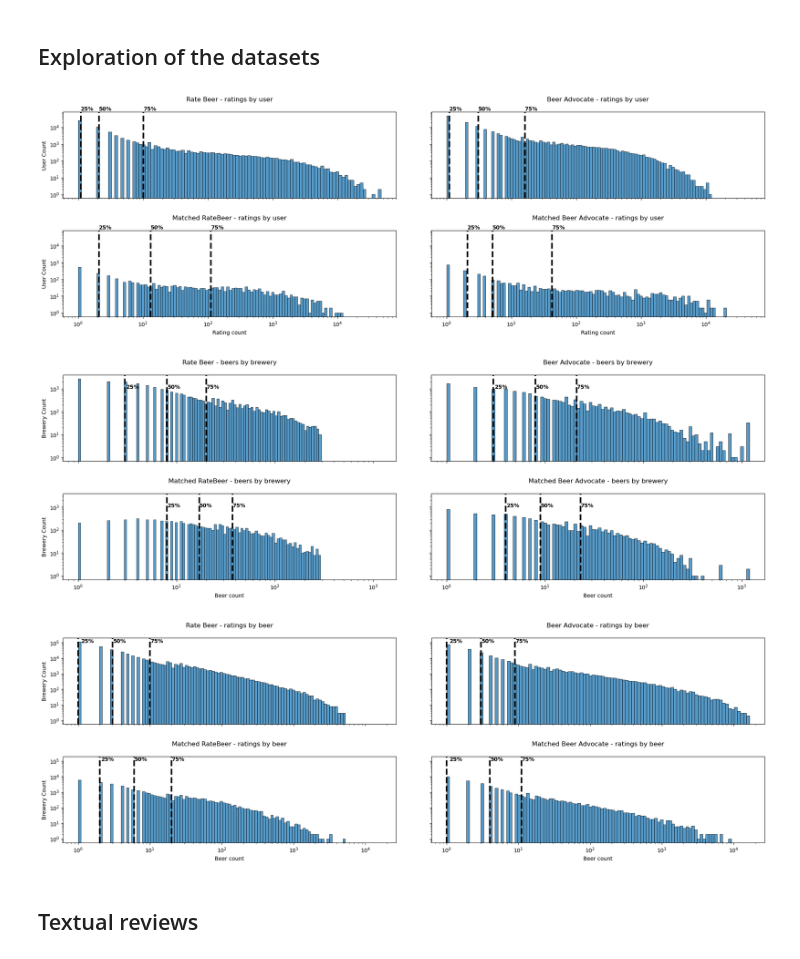
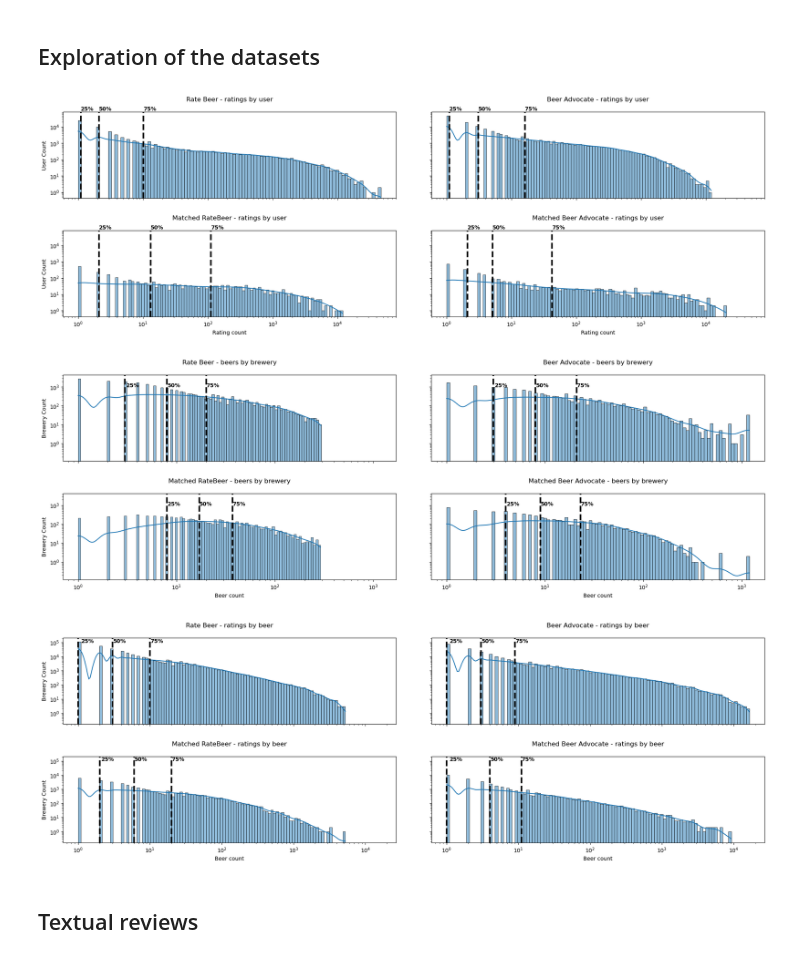
Before and after one commit to epfl-ada/ada-2022-project-hotchocolate, a Jupyter notebook: Notebook.ipynb, the cells around one changed output. Drawn from its saved outputs; the diff is of its cells as text; code cells hidden in the pictures.

Commit message:
add kde for histograms

```diff
--- a/Notebook.ipynb
+++ b/Notebook.ipynb
@@ -309,7 +309,7 @@ plot_data = [df_rb_users.nbr_ratings, df_adv_users.nbr_ratings, df_md_users.ba_n
 fig, axes = plt.subplots(2, 2, figsize=(20, 7),sharey=True,sharex=True)
 fig.tight_layout(pad=5)
 for i,datum in enumerate(plot_data):
-    sns.histplot(ax=axes.flat[i],data=datum,bins=100,log_scale=(True,True))
+    sns.histplot(ax=axes.flat[i],data=datum,bins=100,log_scale=(True,True), kde=True)
     axes.flat[i].set_xlabel("Rating count")
     axes.flat[i].set_ylabel("User Count")
     axes.flat[i].set_title(titles[i], pad=20)
@@ -318,7 +318,7 @@ for i,datum in enumerate(plot_data):
         axes.flat[i].axvline(plot_data[i].quantile(q)+0.1, 0, 1, color="black", ls='--',linewidth=3)
         axes.flat[i].text(plot_data[i].quantile(q)+0.1, 1e5, str(int(q*100))+'%', horizontalalignment='left', size='medium', color='black', weight='semibold')
 # %% [output]
-[figure, old version]
+[figure, new version]
 # %%
 #Breweries binned by beer count
 
@@ -326,37 +326,37 @@ titles = ['Rate Beer - beers by brewery', 'Beer Advocate - beers by brewery', 'M
 plot_data = [df_rb_breweries_wbeer.nbr_beers, df_adv_breweries_wbeer.nbr_beers, df_md_breweries_wbeer.rb_nbr_beers,df_md_breweries_wbeer.ba_nbr_beers]
 
 fig, axes = plt.subplots(2, 2, figsize=(20, 7),sharey=True,sharex=True)
 fig.tight_layout(pad=5)
 for i,datum in enumerate(plot_data):
-    sns.histplot(ax=axes.flat[i],data=datum,bins=100,log_scale=(True,True))
+    sns.histplot(ax=axes.flat[i],data=datum,bins=100,log_scale=(True,True), kde=True)
     axes.flat[i].set_xlabel("Beer count")
     axes.flat[i].set_ylabel("Brewery Count")
     axes.flat[i].set_title(titles[i], pad=20)
     for q in quantiles:
         axes.flat[i].axvline(plot_data[i].quantile(q), 0, 1, color="black", ls='--',linewidth=3)
         axes.flat[i].text(plot_data[i].quantile(q)+0.1, 1e3, str(int(q*100))+'%', horizontalalignment='left', size='medium', color='black', weight='semibold')
 
 
 #Beers binned by ratings count:
 
 
 titles = ['Rate Beer - ratings by beer', 'Beer Advocate - ratings by beer', 'Matched RateBeer - ratings by beer','Matched Beer Advocate - ratings by beer']
 plot_data = [df_rb_beer_wrating.nbr_ratings, df_adv_beer_wrating.nbr_ratings, df_md_beer_wrating.rb_nbr_ratings, df_md_beer_wrating.ba_nbr_ratings]
 
 
 fig, axes = plt.subplots(2, 2, figsize=(20, 7),sharey=True,sharex=True)
 fig.tight_layout(pad=5)
 for i,datum in enumerate(plot_data):
-    sns.histplot(ax=axes.flat[i],data=datum,bins=100,log_scale=(True,True))
+    sns.histplot(ax=axes.flat[i],data=datum,bins=100,log_scale=(True,True), kde=True)
     axes.flat[i].set_xlabel("Beer count")
     axes.flat[i].set_ylabel("Brewery Count")
     axes.flat[i].set_title(titles[i], pad=20)
     for q in quantiles:
         axes.flat[i].axvline(plot_data[i].quantile(q), 0, 1, color="black", ls='--',linewidth=3)
         axes.flat[i].text(plot_data[i].quantile(q)+0.1, 1e5, str(int(q*100))+'%', horizontalalignment='left', size='medium', color='black', weight='semibold')
 # %% [output]
-[figure, old version]
+[figure, new version]
-[figure, old version]
+[figure, new version]
 # %% [markdown]
 <a id='textual_reviews'></a>
 ## Textual reviews
```
